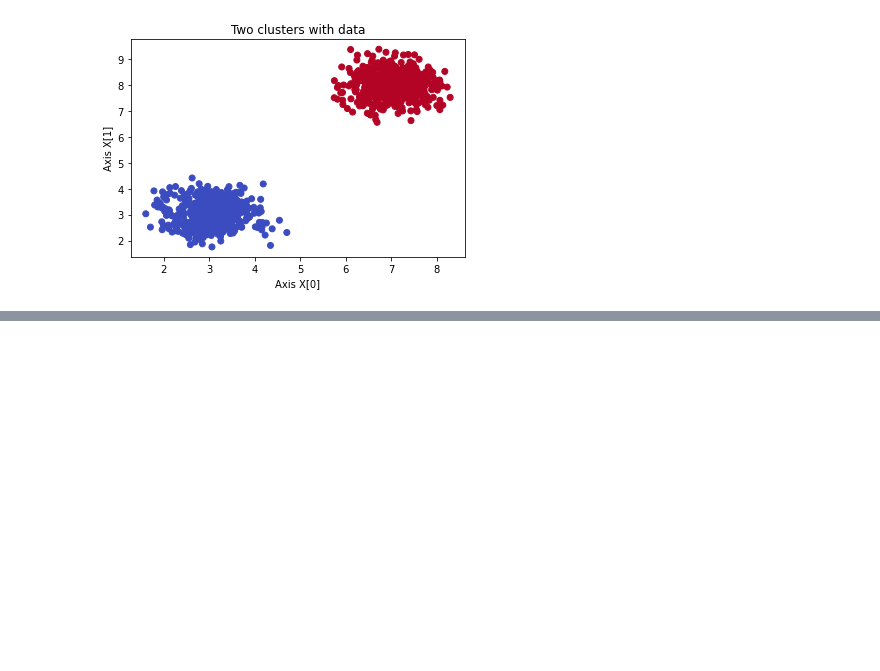
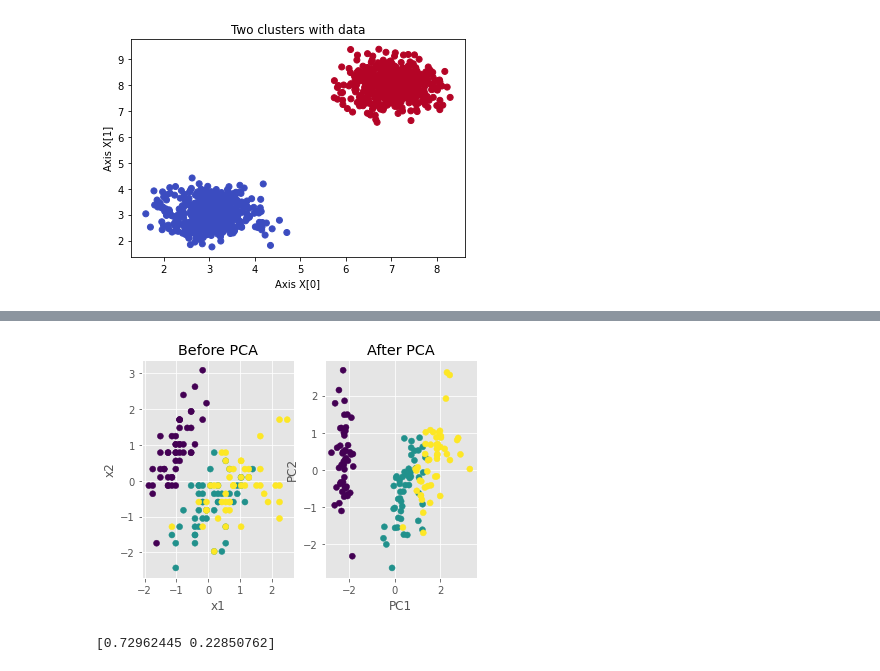
Before and after one commit to snigdhakakkar/ML_Algo_Implementation, a Jupyter notebook: MachineLearningAlgoPracticeSheet.ipynb, the cells around one changed output, grey strips where cells are left out. Saved outputs shown, nothing was run; the diff lists cells and outputs as text; code cells hidden in the pictures; blank space fills up the shorter version.

```diff
--- a/MachineLearningAlgoPracticeSheet.ipynb
+++ b/MachineLearningAlgoPracticeSheet.ipynb
@@ -1147,0 +1332,36 @@ plt.show()
+# %%
+import numpy as np
+import matplotlib.pyplot as plt
+from sklearn import datasets
+from sklearn.decomposition import PCA
+import pandas as pd
+from sklearn.preprocessing import StandardScaler
+plt.style.use('ggplot')
+# Load the data
+iris = datasets.load_iris()
+X = iris.data
+y = iris.target
+# Z-score the features
+scaler = StandardScaler()
+scaler.fit(X)
+X = scaler.transform(X)
+# The PCA model
+pca = PCA(n_components=2) # estimate only 2 PCs
+X_new = pca.fit_transform(X) # project the original data into the PCA space
+# %%
+fig, axes = plt.subplots(1,2)
+axes[0].scatter(X[:,0], X[:,1], c=y)
+axes[0].set_xlabel('x1')
+axes[0].set_ylabel('x2')
+axes[0].set_title('Before PCA')
+axes[1].scatter(X_new[:,0], X_new[:,1], c=y)
+axes[1].set_xlabel('PC1')
+axes[1].set_ylabel('PC2')
+axes[1].set_title('After PCA')
+plt.show()
+# %% [output]
+[figure, added]
+# %%
+print(pca.explained_variance_ratio_)
+# %% [output]
+[0.72962445 0.22850762]
```
Also changed, not shown: parts of 16 cells of this notebook.
